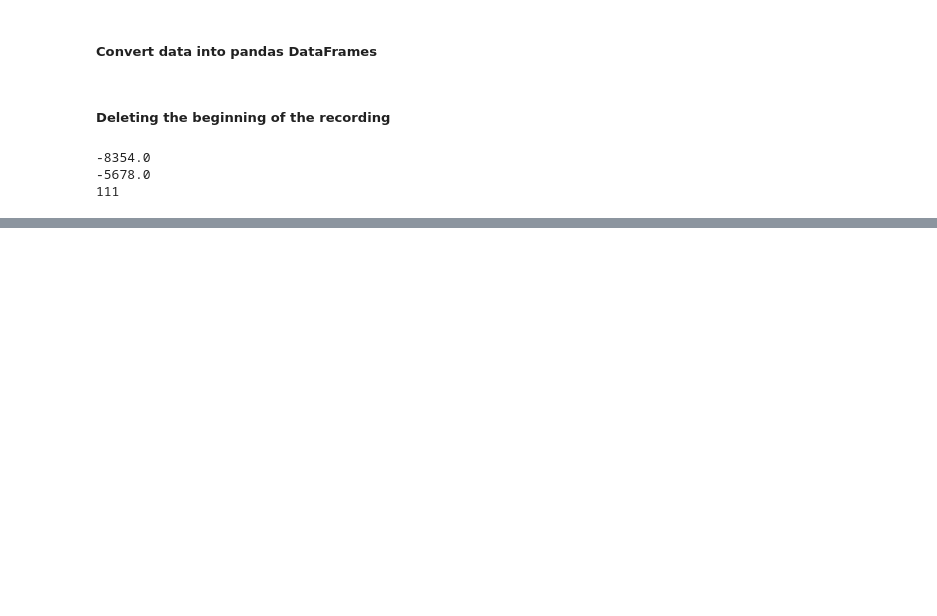
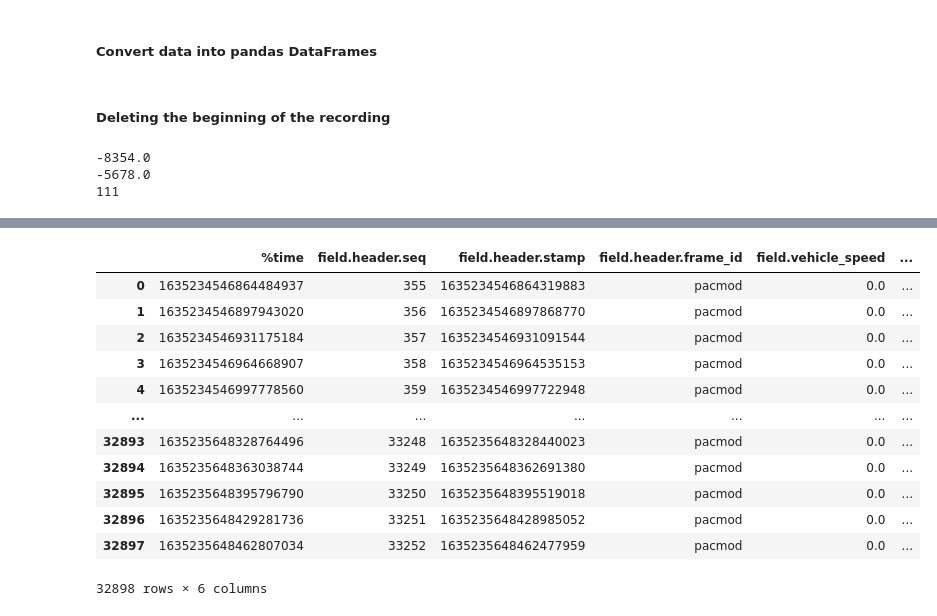
Before and after one commit to kaniser1/IDS_Project, a Jupyter notebook: D12_IDS_Project.ipynb, the cells around one changed output, grey strips where cells are left out. Cells and saved outputs as stored; diff of their text form; code cells hidden in the pictures; blank space fills up the shorter version.

```diff
--- a/D12_IDS_Project.ipynb
+++ b/D12_IDS_Project.ipynb
@@ -118,0 +118,16 @@ pos_df
+# %%
+speed_df
+# %% [output]
+|  | %time | field.header.seq | field.header.stamp | field.header.frame_id | field.vehicle_speed | ... |
+| 0 | 1635234546864484937 | 355 | 1635234546864319883 | pacmod | 0.0 | ... |
+| 1 | 1635234546897943020 | 356 | 1635234546897868770 | pacmod | 0.0 | ... |
+| 2 | 1635234546931175184 | 357 | 1635234546931091544 | pacmod | 0.0 | ... |
+| 3 | 1635234546964668907 | 358 | 1635234546964535153 | pacmod | 0.0 | ... |
+| 4 | 1635234546997778560 | 359 | 1635234546997722948 | pacmod | 0.0 | ... |
+| ... | ... | ... | ... | ... | ... | ... |
+| 32893 | 1635235648328764496 | 33248 | 1635235648328440023 | pacmod | 0.0 | ... |
+| 32894 | 1635235648363038744 | 33249 | 1635235648362691380 | pacmod | 0.0 | ... |
+| 32895 | 1635235648395796790 | 33250 | 1635235648395519018 | pacmod | 0.0 | ... |
+| 32896 | 1635235648429281736 | 33251 | 1635235648428985052 | pacmod | 0.0 | ... |
+| 32897 | 1635235648462807034 | 33252 | 1635235648462477959 | pacmod | 0.0 | ... |
+32898 rows × 6 columns
```
Also changed, not shown: parts of 9 cells of this notebook.
